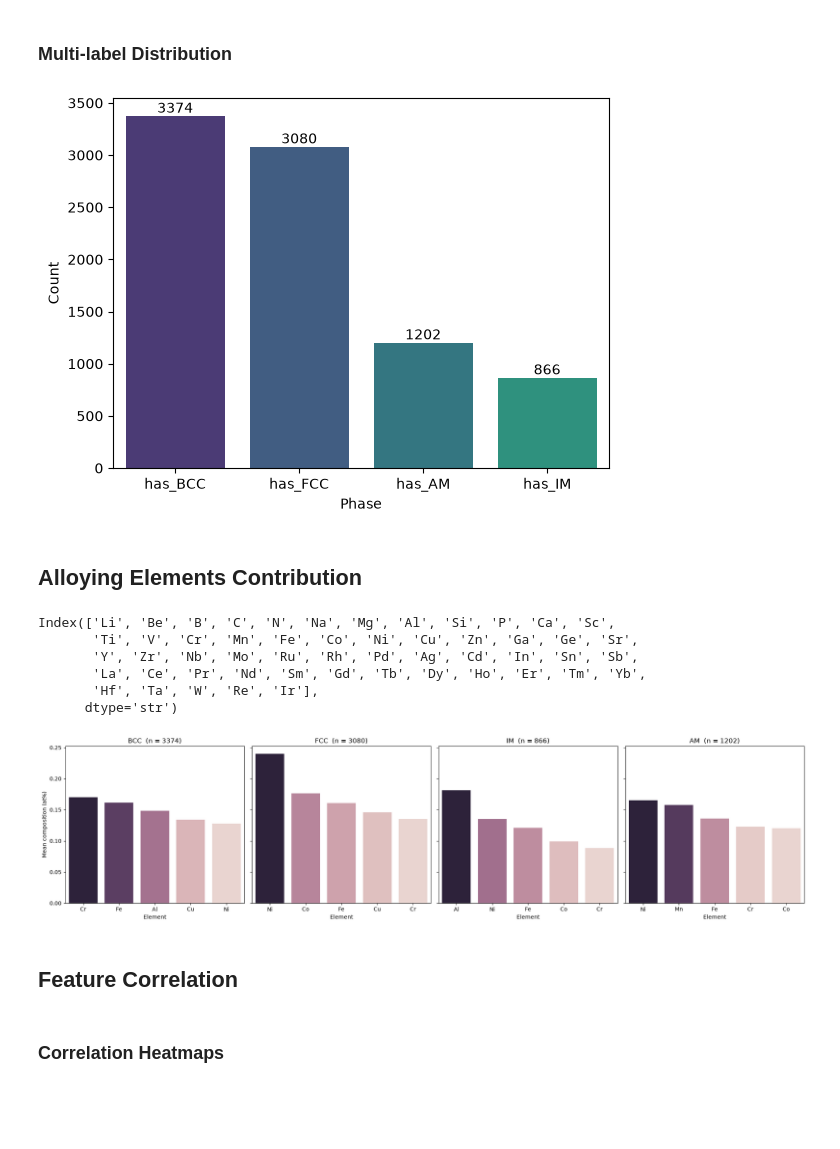
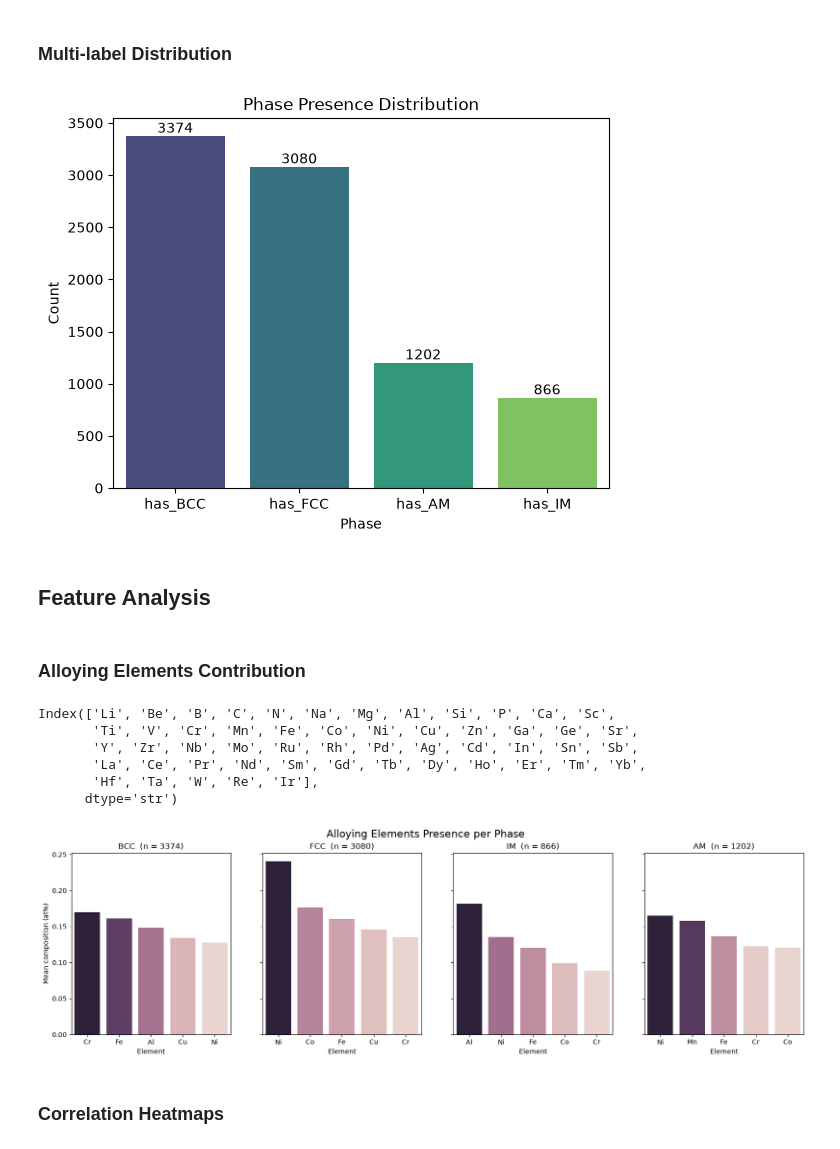
Before and after one commit to KenesuEXE/HEAi, a Jupyter notebook: main.ipynb, the cells around one changed output. Drawn from its saved outputs; the diff is of its cells as text; code cells hidden in the pictures; blank space fills up the shorter version.

```diff
--- a/main.ipynb
+++ b/main.ipynb
@@ -141,9 +143,10 @@ hea_df.shape
 ### Original Distribution
 # %%
 order = hea_df["Phase"].value_counts().index
-ax = sns.countplot(data=hea_df, x="Phase", order=order, hue="Phase", hue_order=order)
+ax = sns.countplot(data=hea_df, x="Phase", order=order, hue="Phase", hue_order=order, palette="viridis")
 for container in ax.containers: ax.bar_label(container)
-plt.xticks(rotation=45, ha="right")
+plt.xticks(rotation=30, ha="right")
+plt.title("Phase Combination Distribution")
 plt.ylabel("Count")
 plt.show()
 # %% [output]
@@ -184,14 +187,17 @@ hea_df[['Alloy', 'Phase'] + has_phase_cols].head(10)
 # %%
 counts = hea_df[has_phase_cols].sum().sort_values(ascending=False)
 
-ax = sns.barplot(x=counts.index, y=counts.values, hue=counts.index)
+ax = sns.barplot(x=counts.index, y=counts.values, hue=counts.index, palette="viridis")
 for container in ax.containers: ax.bar_label(container)
 
 plt.ylabel('Count')
 plt.xlabel('Phase')
+plt.title("Phase Presence Distribution")
 plt.show()
 # %% [output]
-[figure, old version]
+[figure, new version]
+# %% [markdown]
+## Feature Analysis
 # %% [markdown]
-## Alloying Elements Contribution
+### Alloying Elements Contribution
 # %%
@@ -220,9 +233,7 @@ for ax, phase, flag in zip(axes, phase_cols, has_phase_cols):
     ax.set_ylabel('Mean composition (at%)' if phase == 'BCC' else '')
     ax.set_xlabel('Element')
 
-plt.tight_layout()
+fig.suptitle("Alloying Elements Presence per Phase", fontsize=16)
 plt.show()
 # %% [output]
-[figure, old version]
+[figure, new version]
-# %% [markdown]
-## Feature Correlation
```
Also changed, not shown: parts of 48 cells of this notebook.
